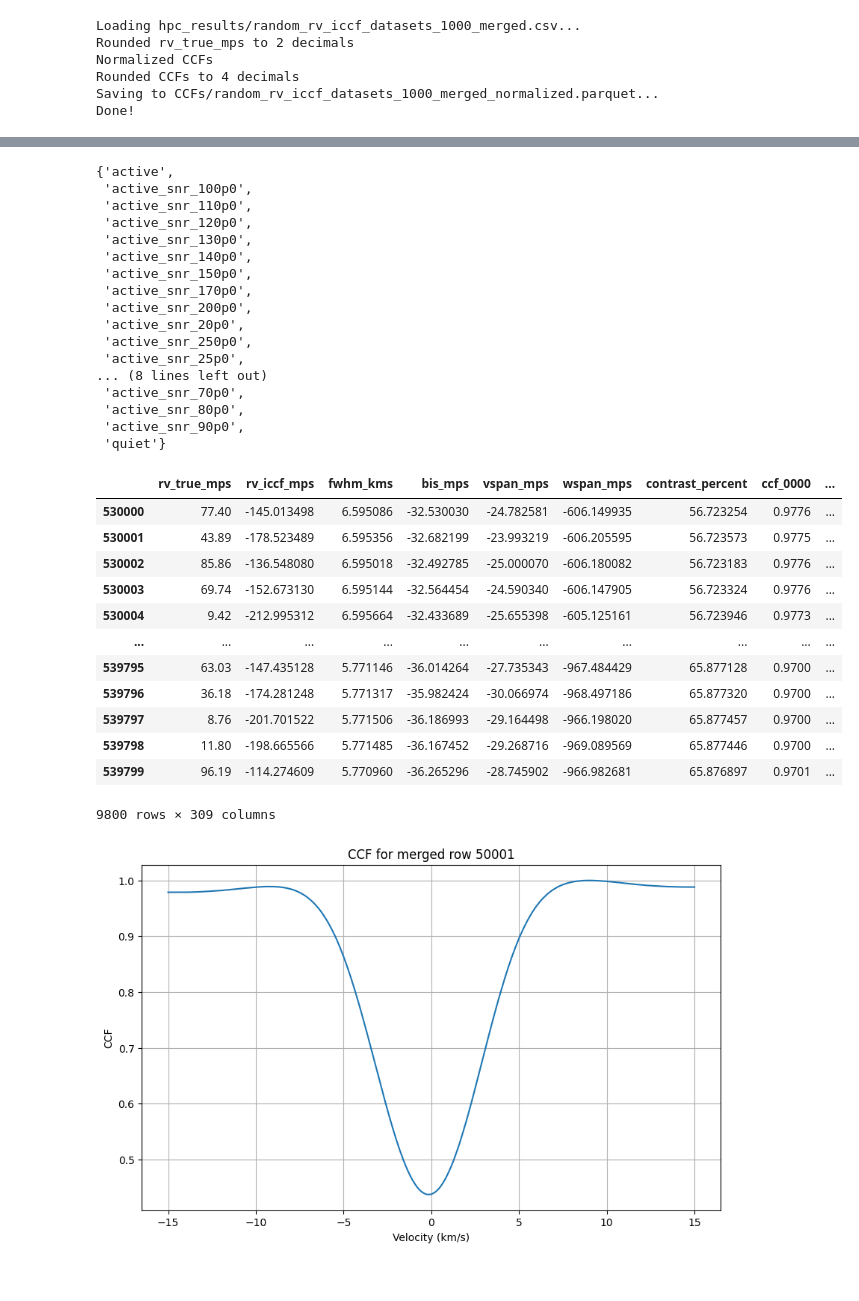
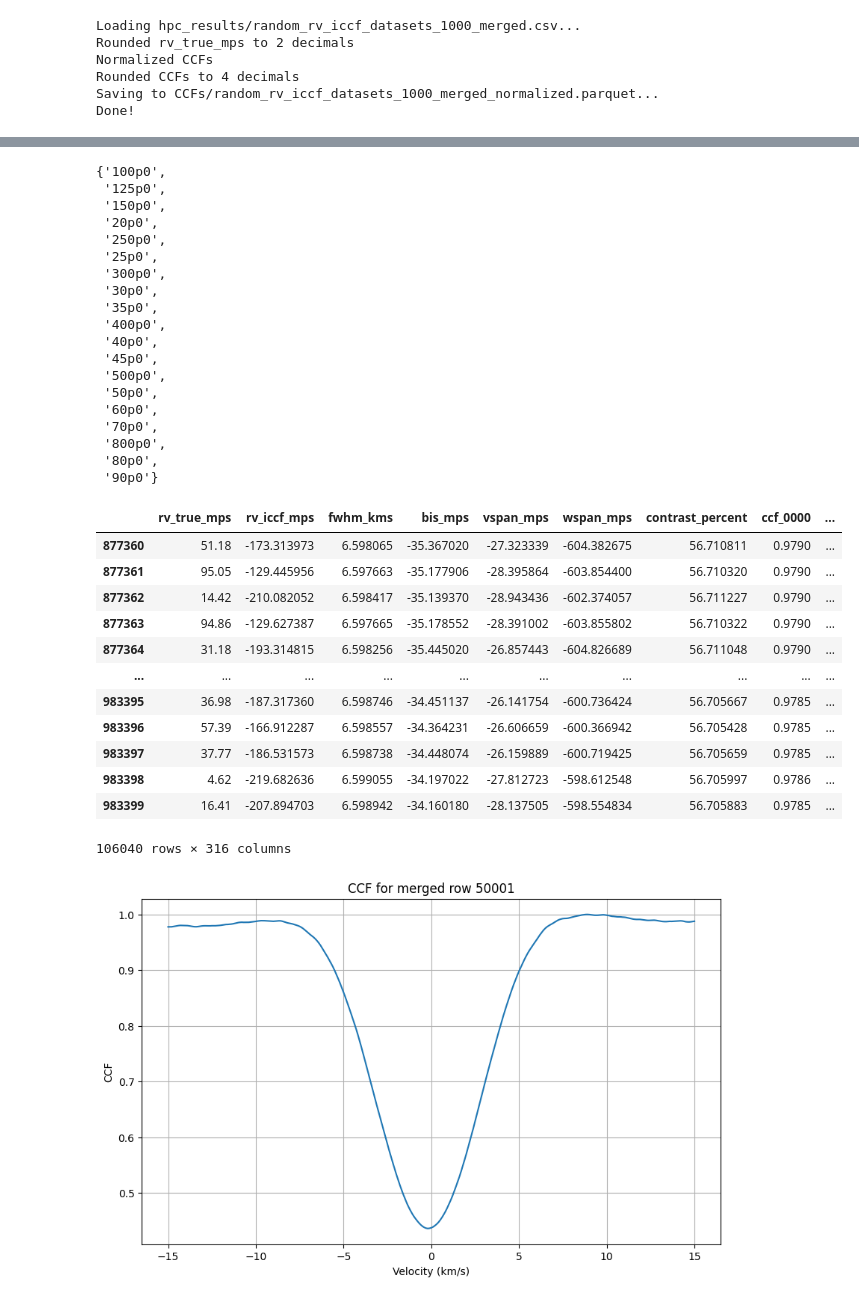
Before and after one commit to vadibekyan/DL_RV_diogo, a Jupyter notebook: DL_RV_init.ipynb, the cells around one changed output, grey strips where cells are left out. Cells and saved outputs as stored; diff of their text form; code cells hidden in the pictures.

```diff
--- a/DL_RV_init.ipynb
+++ b/DL_RV_init.ipynb
@@ -92,7 +92,7 @@ Rounded CCFs to 4 decimals
 Saving to CCFs/random_rv_iccf_datasets_1000_merged_normalized.parquet...
 Done!
 # %%
-full_df = pd.read_parquet("./CCFs/full_iccf_dataset_normalized.parquet")
+full_df = pd.read_parquet("./CCFs/random_rv_iccf_datasets_snr_merged_normalized.parquet")
 full_df
 # %% [output]
 |  | rv_true_mps | rv_iccf_mps | fwhm_kms | bis_mps | vspan_mps | wspan_mps | contrast_percent | ccf_0000 | ... |
@@ -111,39 +111,41 @@ full_df
 # %%
-set(full_df['dataset_label'])
+set(full_df['snr'])
 # %% [output]
-{'active',
- 'active_snr_100p0',
- 'active_snr_110p0',
- 'active_snr_120p0',
- 'active_snr_130p0',
- 'active_snr_140p0',
- 'active_snr_150p0',
- 'active_snr_170p0',
- 'active_snr_200p0',
- 'active_snr_20p0',
- 'active_snr_250p0',
- 'active_snr_25p0',
-... (8 lines left out)
- 'active_snr_70p0',
- 'active_snr_80p0',
- 'active_snr_90p0',
- 'quiet'}
+{'100p0',
+ '125p0',
+ '150p0',
+ '20p0',
+ '250p0',
+ '25p0',
+ '300p0',
+ '30p0',
+ '35p0',
+ '400p0',
+ '40p0',
+ '45p0',
+ '500p0',
+ '50p0',
+ '60p0',
+ '70p0',
+ '800p0',
+ '80p0',
+ '90p0'}
 # %%
-full_df[full_df['dataset_label'] == 'active_snr_20p0']
+full_df[full_df['snr'] == '100p0']
 # %% [output]
 |  | rv_true_mps | rv_iccf_mps | fwhm_kms | bis_mps | vspan_mps | wspan_mps | contrast_percent | ccf_0000 | ... |
-| 530000 | 77.40 | -145.013498 | 6.595086 | -32.530030 | -24.782581 | -606.149935 | 56.723254 | 0.9776 | ... |
-| 530001 | 43.89 | -178.523489 | 6.595356 | -32.682199 | -23.993219 | -606.205595 | 56.723573 | 0.9775 | ... |
-| 530002 | 85.86 | -136.548080 | 6.595018 | -32.492785 | -25.000070 | -606.180082 | 56.723183 | 0.9776 | ... |
-| 530003 | 69.74 | -152.673130 | 6.595144 | -32.564454 | -24.590340 | -606.147905 | 56.723324 | 0.9776 | ... |
-| 530004 | 9.42 | -212.995312 | 6.595664 | -32.433689 | -25.655398 | -605.125161 | 56.723946 | 0.9773 | ... |
+| 877360 | 51.18 | -173.313973 | 6.598065 | -35.367020 | -27.323339 | -604.382675 | 56.710811 | 0.9790 | ... |
+| 877361 | 95.05 | -129.445956 | 6.597663 | -35.177906 | -28.395864 | -603.854400 | 56.710320 | 0.9790 | ... |
+| 877362 | 14.42 | -210.082052 | 6.598417 | -35.139370 | -28.943436 | -602.374057 | 56.711227 | 0.9790 | ... |
+| 877363 | 94.86 | -129.627387 | 6.597665 | -35.178552 | -28.391002 | -603.855802 | 56.710322 | 0.9790 | ... |
+| 877364 | 31.18 | -193.314815 | 6.598256 | -35.445020 | -26.857443 | -604.826689 | 56.711048 | 0.9790 | ... |
 | ... | ... | ... | ... | ... | ... | ... | ... | ... | ... |
-| 539795 | 63.03 | -147.435128 | 5.771146 | -36.014264 | -27.735343 | -967.484429 | 65.877128 | 0.9700 | ... |
-| 539796 | 36.18 | -174.281248 | 5.771317 | -35.982424 | -30.066974 | -968.497186 | 65.877320 | 0.9700 | ... |
-| 539797 | 8.76 | -201.701522 | 5.771506 | -36.186993 | -29.164498 | -966.198020 | 65.877457 | 0.9700 | ... |
-| 539798 | 11.80 | -198.665566 | 5.771485 | -36.167452 | -29.268716 | -969.089569 | 65.877446 | 0.9700 | ... |
-| 539799 | 96.19 | -114.274609 | 5.770960 | -36.265296 | -28.745902 | -966.982681 | 65.876897 | 0.9701 | ... |
+| 983395 | 36.98 | -187.317360 | 6.598746 | -34.451137 | -26.141754 | -600.736424 | 56.705667 | 0.9785 | ... |
+| 983396 | 57.39 | -166.912287 | 6.598557 | -34.364231 | -26.606659 | -600.366942 | 56.705428 | 0.9785 | ... |
+| 983397 | 37.77 | -186.531573 | 6.598738 | -34.448074 | -26.159889 | -600.719425 | 56.705659 | 0.9785 | ... |
+| 983398 | 4.62 | -219.682636 | 6.599055 | -34.197022 | -27.812723 | -598.612548 | 56.705997 | 0.9786 | ... |
+| 983399 | 16.41 | -207.894703 | 6.598942 | -34.160180 | -28.137505 | -598.554834 | 56.705883 | 0.9785 | ... |
-9800 rows × 309 columns
+106040 rows × 316 columns
 # %%
 # Plot CCF for a given row
 row_index = 50001  # Change this to the desired row index
```
Also changed, not shown: parts of 3 cells of this notebook, 3 other files.
